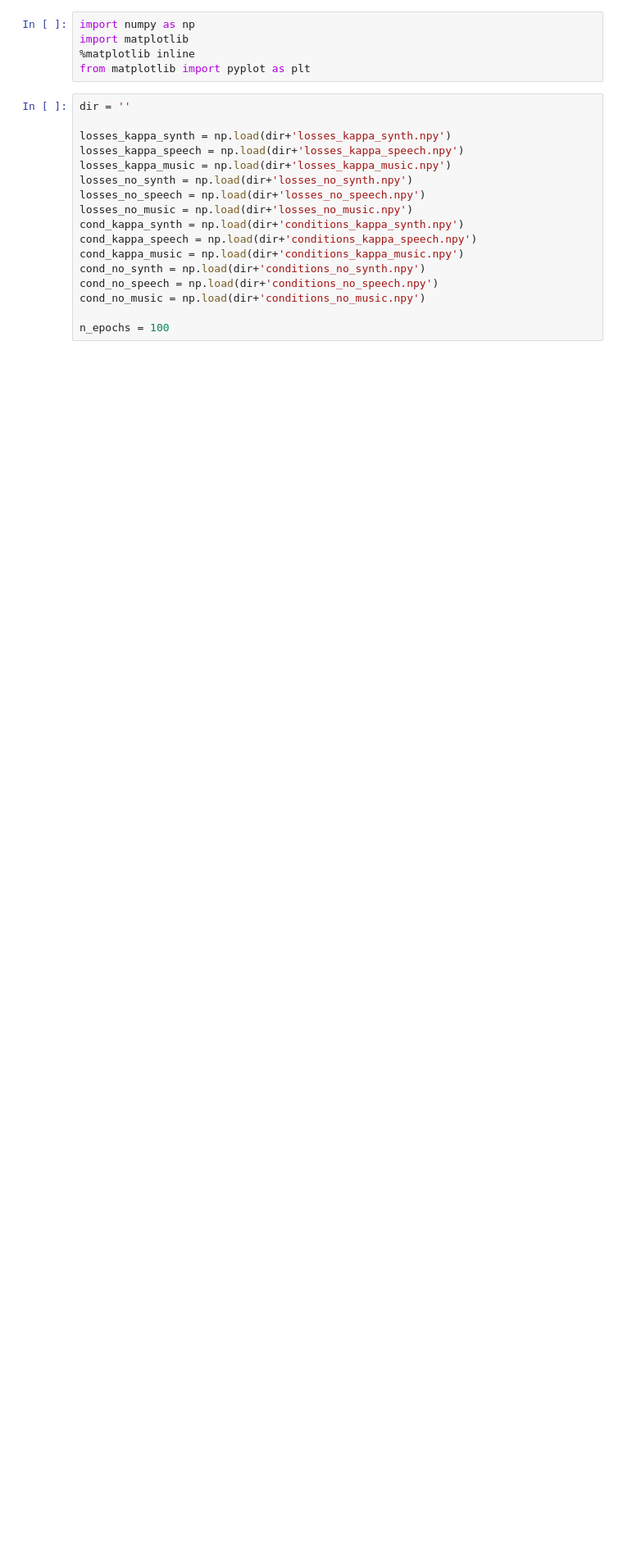
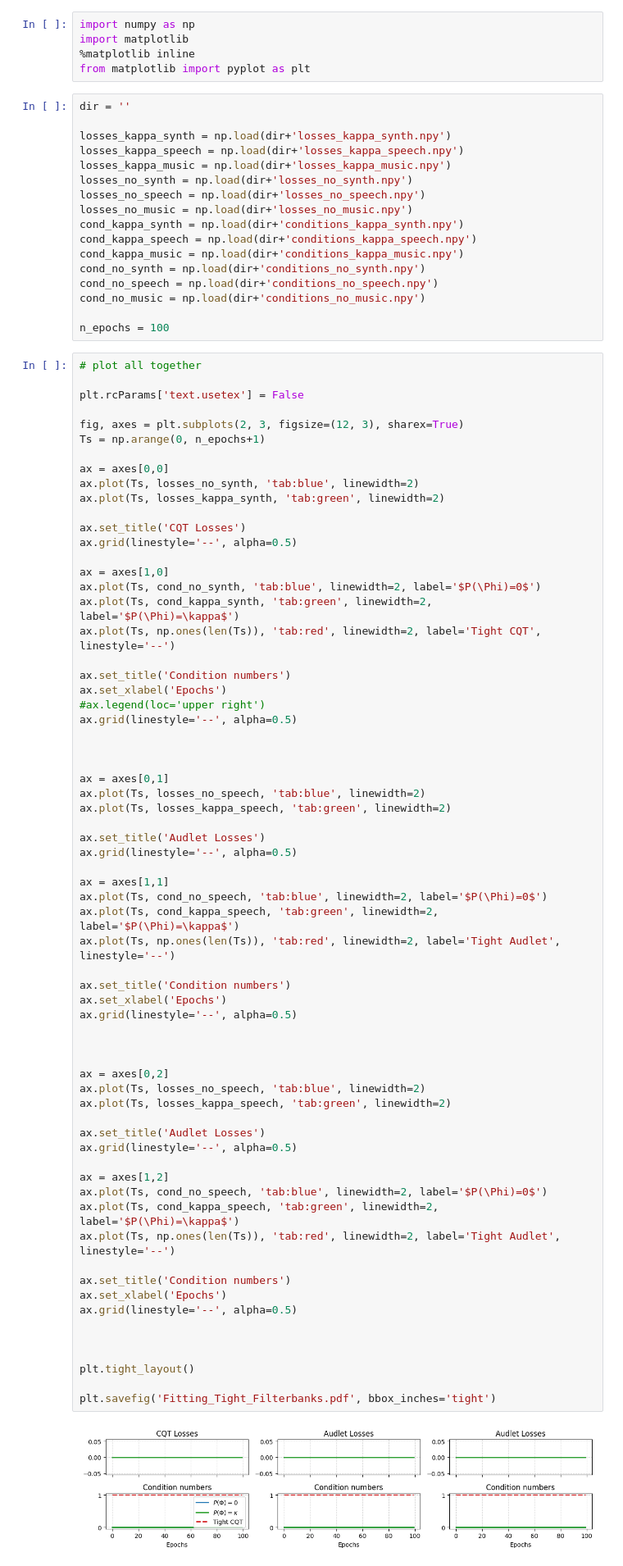
Before and after one commit to danedane-haider/Random-Filterbanks, a Jupyter notebook: Stability of Random Filterbanks under Gradient Descent/Plots_Exp2.ipynb, the cells around one changed output. Shown at 82% size. Cells and saved outputs as stored; diff of their text form; blank space fills up the shorter version.

```diff
--- a/Stability of Random Filterbanks under Gradient Descent/Plots_Exp2.ipynb
+++ b/Stability of Random Filterbanks under Gradient Descent/Plots_Exp2.ipynb
@@ -20,6 +20,74 @@ cond_no_speech = np.load(dir+'conditions_no_speech.npy')
 cond_no_music = np.load(dir+'conditions_no_music.npy')
 
 n_epochs = 100
+# %%
+# plot all together
+
+plt.rcParams['text.usetex'] = False
+
+fig, axes = plt.subplots(2, 3, figsize=(12, 3), sharex=True)
+Ts = np.arange(0, n_epochs+1)
+
+ax = axes[0,0]
+ax.plot(Ts, losses_no_synth, 'tab:blue', linewidth=2)
+ax.plot(Ts, losses_kappa_synth, 'tab:green', linewidth=2)
+
+ax.set_title('CQT Losses')
+ax.grid(linestyle='--', alpha=0.5)
+
+ax = axes[1,0]
+ax.plot(Ts, cond_no_synth, 'tab:blue', linewidth=2, label='$P(\Phi)=0$')
+ax.plot(Ts, cond_kappa_synth, 'tab:green', linewidth=2, label='$P(\Phi)=\kappa$')
+ax.plot(Ts, np.ones(len(Ts)), 'tab:red', linewidth=2, label='Tight CQT', linestyle='--')
+
+ax.set_title('Condition numbers')
+ax.set_xlabel('Epochs')
+#ax.legend(loc='upper right')
+ax.grid(linestyle='--', alpha=0.5)
+
+
+
+ax = axes[0,1]
+ax.plot(Ts, losses_no_speech, 'tab:blue', linewidth=2)
+ax.plot(Ts, losses_kappa_speech, 'tab:green', linewidth=2)
+
+ax.set_title('Audlet Losses')
+ax.grid(linestyle='--', alpha=0.5)
+
+ax = axes[1,1]
+ax.plot(Ts, cond_no_speech, 'tab:blue', linewidth=2, label='$P(\Phi)=0$')
+ax.plot(Ts, cond_kappa_speech, 'tab:green', linewidth=2, label='$P(\Phi)=\kappa$')
+ax.plot(Ts, np.ones(len(Ts)), 'tab:red', linewidth=2, label='Tight Audlet', linestyle='--')
+
+ax.set_title('Condition numbers')
+ax.set_xlabel('Epochs')
+ax.grid(linestyle='--', alpha=0.5)
+
+
+
+ax = axes[0,2]
+ax.plot(Ts, losses_no_speech, 'tab:blue', linewidth=2)
+ax.plot(Ts, losses_kappa_speech, 'tab:green', linewidth=2)
+
+ax.set_title('Audlet Losses')
+ax.grid(linestyle='--', alpha=0.5)
+
+ax = axes[1,2]
+ax.plot(Ts, cond_no_speech, 'tab:blue', linewidth=2, label='$P(\Phi)=0$')
+ax.plot(Ts, cond_kappa_speech, 'tab:green', linewidth=2, label='$P(\Phi)=\kappa$')
+ax.plot(Ts, np.ones(len(Ts)), 'tab:red', linewidth=2, label='Tight Audlet', linestyle='--')
+
+ax.set_title('Condition numbers')
+ax.set_xlabel('Epochs')
+ax.grid(linestyle='--', alpha=0.5)
+
+
+
+plt.tight_layout()
+
+plt.savefig('Fitting_Tight_Filterbanks.pdf', bbox_inches='tight')
+# %% [output]
+[figure, added]
 # %%
 # plot losses and condition numbers over epochs
 
```
Also changed, not shown: parts of 1 cell of this notebook.
